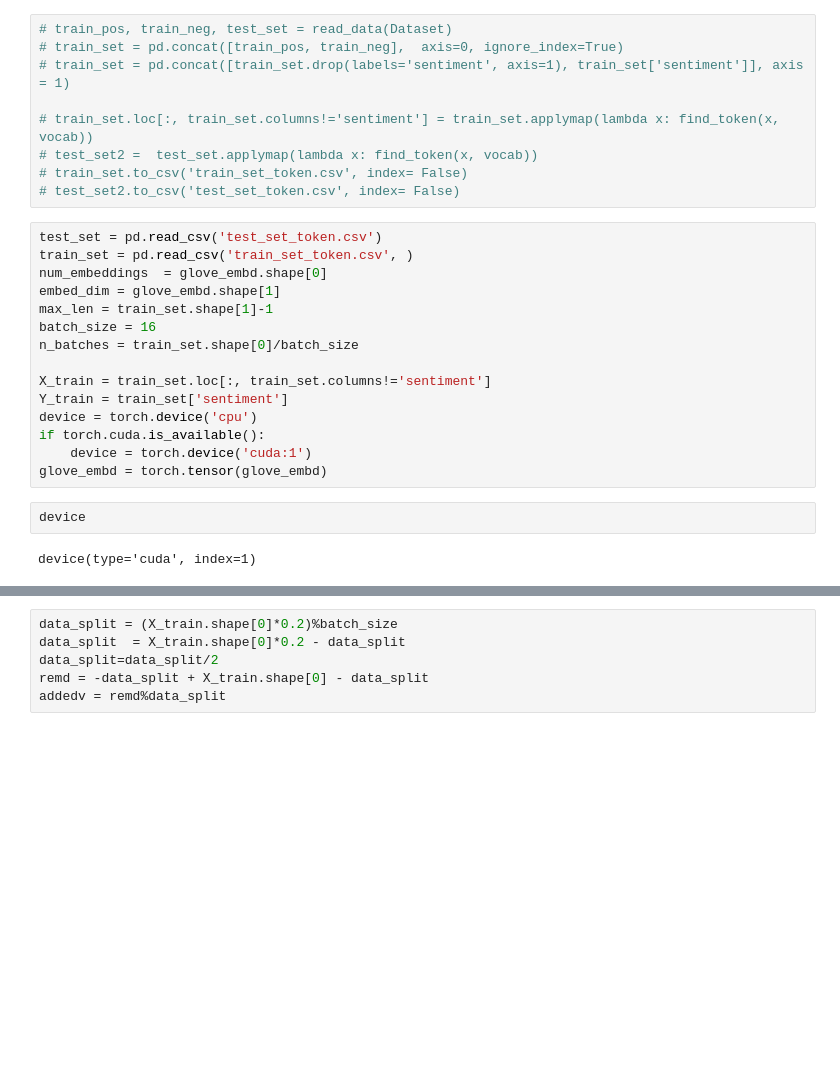
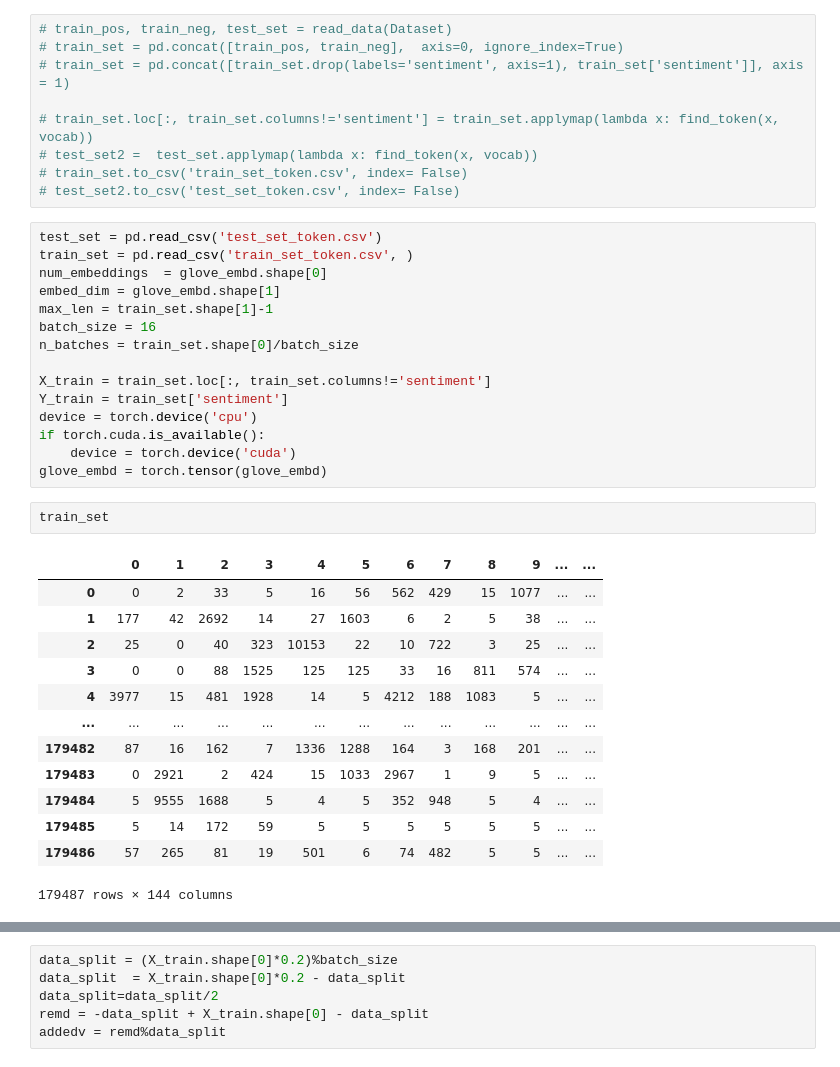
Before and after one commit to hysamah/ML_Project2, a Jupyter notebook: sync_main.ipynb, the cells around one changed output, grey strips where cells are left out. Drawn from its saved outputs; the diff is of its cells as text; blank space fills up the shorter version.

```diff
--- a/sync_main.ipynb
+++ b/sync_main.ipynb
@@ -75,9 +74,21 @@ X_train = train_set.loc[:, train_set.columns!='sentiment']
 Y_train = train_set['sentiment']
 device = torch.device('cpu')
 if torch.cuda.is_available():
-    device = torch.device('cuda:1')
+    device = torch.device('cuda')
 glove_embd = torch.tensor(glove_embd)
-# %%
-device
-# %% [output]
-device(type='cuda', index=1)
+# %%
+train_set
+# %% [output]
+|  | 0 | 1 | 2 | 3 | 4 | 5 | 6 | 7 | 8 | 9 | ... | ... |
+| 0 | 0 | 2 | 33 | 5 | 16 | 56 | 562 | 429 | 15 | 1077 | ... | ... |
+| 1 | 177 | 42 | 2692 | 14 | 27 | 1603 | 6 | 2 | 5 | 38 | ... | ... |
+| 2 | 25 | 0 | 40 | 323 | 10153 | 22 | 10 | 722 | 3 | 25 | ... | ... |
+| 3 | 0 | 0 | 88 | 1525 | 125 | 125 | 33 | 16 | 811 | 574 | ... | ... |
+| 4 | 3977 | 15 | 481 | 1928 | 14 | 5 | 4212 | 188 | 1083 | 5 | ... | ... |
+| ... | ... | ... | ... | ... | ... | ... | ... | ... | ... | ... | ... | ... |
+| 179482 | 87 | 16 | 162 | 7 | 1336 | 1288 | 164 | 3 | 168 | 201 | ... | ... |
+| 179483 | 0 | 2921 | 2 | 424 | 15 | 1033 | 2967 | 1 | 9 | 5 | ... | ... |
+| 179484 | 5 | 9555 | 1688 | 5 | 4 | 5 | 352 | 948 | 5 | 4 | ... | ... |
+| 179485 | 5 | 14 | 172 | 59 | 5 | 5 | 5 | 5 | 5 | 5 | ... | ... |
+| 179486 | 57 | 265 | 81 | 19 | 501 | 6 | 74 | 482 | 5 | 5 | ... | ... |
+179487 rows × 144 columns
```
Also changed, not shown: parts of 9 cells of this notebook, 3 other files.
